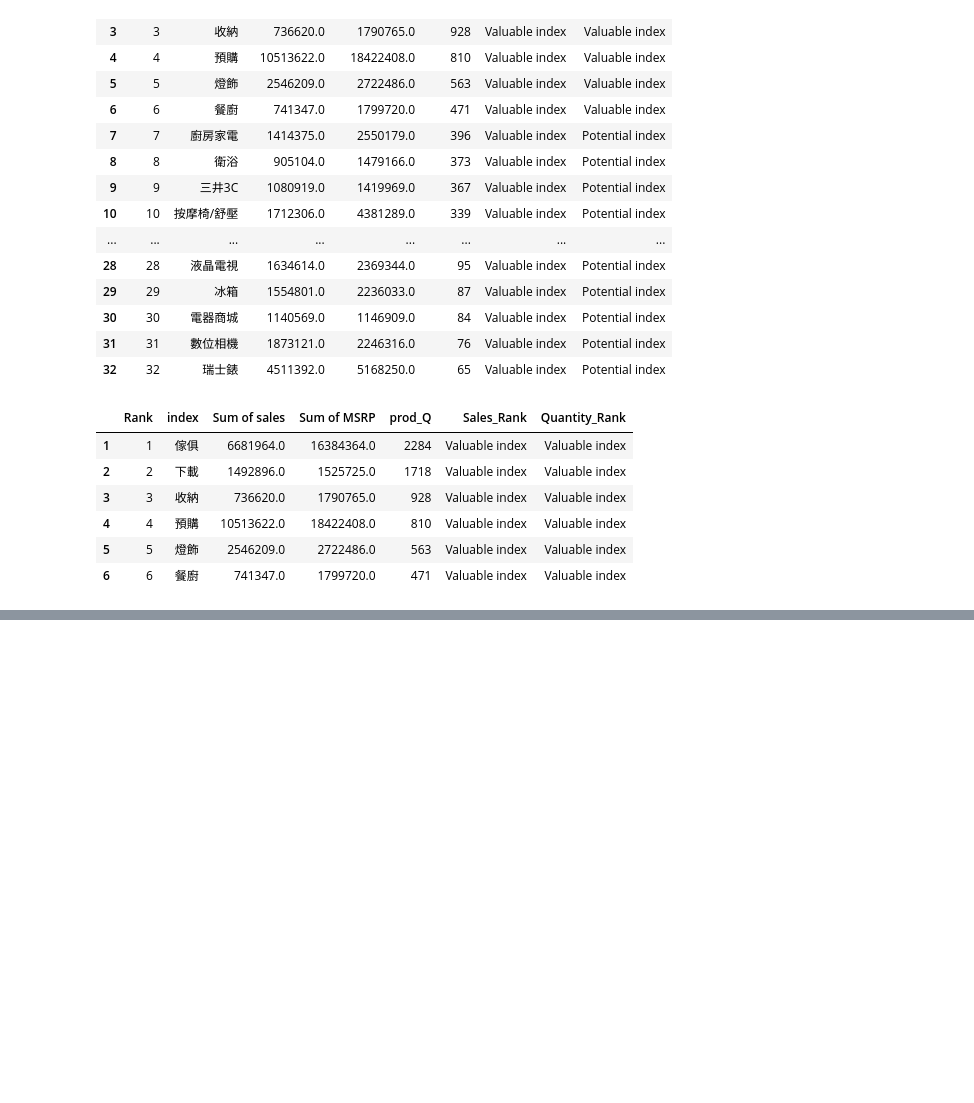
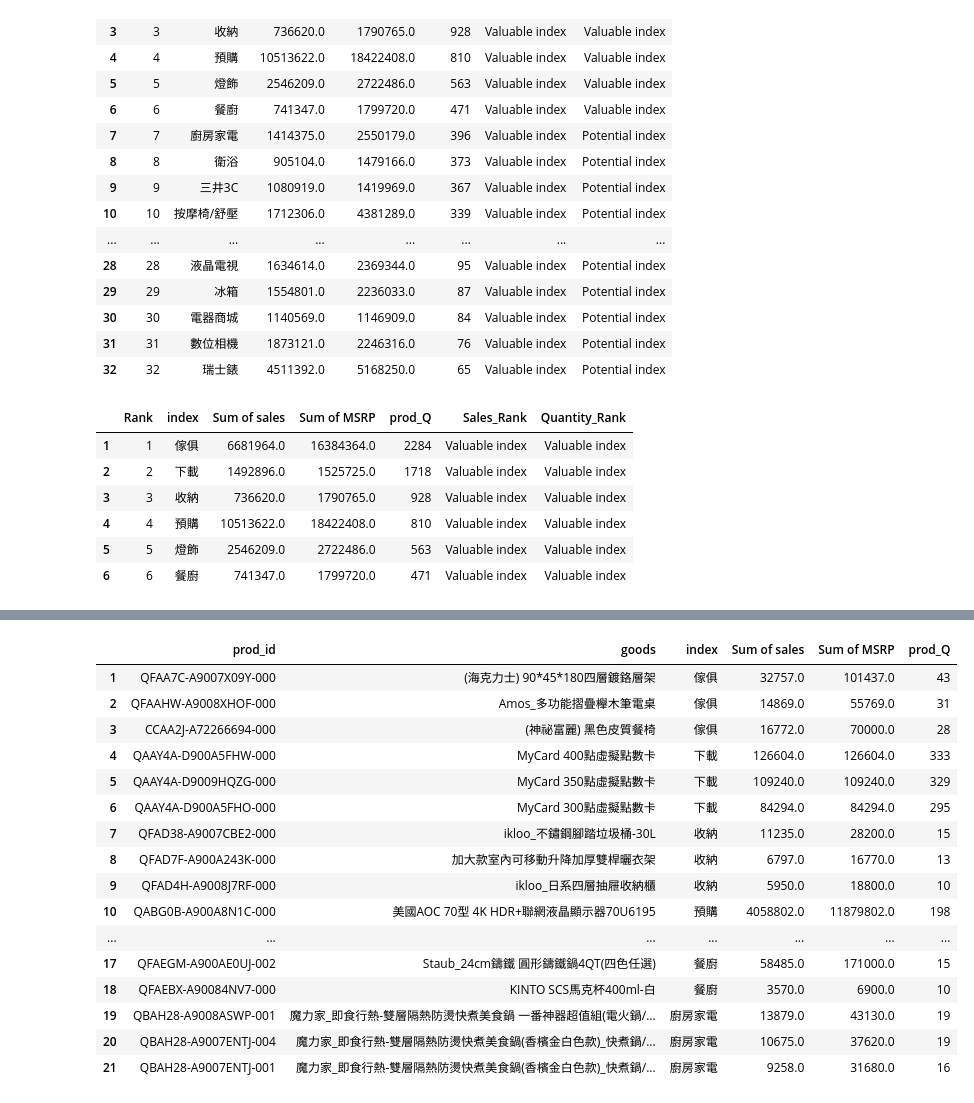
Before and after one commit to Ken0327/DataInnovation, a Jupyter notebook: DFM_Model-z_score_pchome.ipynb, the cells around one changed output, grey strips where cells are left out. Saved outputs shown, nothing was run; the diff lists cells and outputs as text; code cells hidden in the pictures; blank space fills up the shorter version.

Commit message:
add top 21 product in DFM model

```diff
--- a/DFM_Model-z_score_pchome.ipynb
+++ b/DFM_Model-z_score_pchome.ipynb
@@ -490,0 +553,38 @@ valuableIndex
+# %%
+# Find Top 21 product
+Top21Product = Top3Product_furniture.append(Top3Product_download)
+Top21Product = Top21Product.append(Top3Product_storage)
+Top21Product = Top21Product.append(Top3Product_preorder)
+Top21Product = Top21Product.append(Top3Product_lighting)
+Top21Product = Top21Product.append(Top3Product_kitchen)
+Top21Product = Top21Product.append(Top3Product_appliances)
+
+
+Top21Product = Top21Product.drop(columns=['Rank'])
+
+Top21Product = Top21Product.reset_index()
+Top21Product.index += 1
+
+Top21Product = Top21Product.rename(columns={"price": "Sum of sales"})
+Top21Product = Top21Product.rename(columns={"MSRP": "Sum of MSRP"})
+
+Top21Product.to_csv ('Top20Product.csv', index = False, header=True)
+Top21Product
+# %% [output]
+|  | prod_id | goods | index | Sum of sales | Sum of MSRP | prod_Q |
+| 1 | QFAA7C-A9007X09Y-000 | (海克力士) 90*45*180四層鍍鉻層架 | 傢俱 | 32757.0 | 101437.0 | 43 |
+| 2 | QFAAHW-A9008XHOF-000 | Amos_多功能摺疊櫸木筆電桌 | 傢俱 | 14869.0 | 55769.0 | 31 |
+| 3 | CCAA2J-A72266694-000 | (神祕富麗) 黑色皮質餐椅 | 傢俱 | 16772.0 | 70000.0 | 28 |
+| 4 | QAAY4A-D900A5FHW-000 | MyCard 400點虛擬點數卡 | 下載 | 126604.0 | 126604.0 | 333 |
+| 5 | QAAY4A-D9009HQZG-000 | MyCard 350點虛擬點數卡 | 下載 | 109240.0 | 109240.0 | 329 |
+| 6 | QAAY4A-D900A5FHO-000 | MyCard 300點虛擬點數卡 | 下載 | 84294.0 | 84294.0 | 295 |
+| 7 | QFAD38-A9007CBE2-000 | ikloo_不鏽鋼腳踏垃圾桶-30L | 收納 | 11235.0 | 28200.0 | 15 |
+| 8 | QFAD7F-A900A243K-000 | 加大款室內可移動升降加厚雙桿曬衣架 | 收納 | 6797.0 | 16770.0 | 13 |
+| 9 | QFAD4H-A9008J7RF-000 | ikloo_日系四層抽屜收納櫃 | 收納 | 5950.0 | 18800.0 | 10 |
+| 10 | QABG0B-A900A8N1C-000 | 美國AOC 70型 4K HDR+聯網液晶顯示器70U6195 | 預購 | 4058802.0 | 11879802.0 | 198 |
+| ... | ... | ... | ... | ... | ... | ... |
+| 17 | QFAEGM-A900AE0UJ-002 | Staub_24cm鑄鐵 圓形鑄鐵鍋4QT(四色任選) | 餐廚 | 58485.0 | 171000.0 | 15 |
+| 18 | QFAEBX-A90084NV7-000 | KINTO SCS馬克杯400ml-白 | 餐廚 | 3570.0 | 6900.0 | 10 |
+| 19 | QBAH28-A9008ASWP-001 | 魔力家_即食行熱-雙層隔熱防燙快煮美食鍋 一番神器超值組(電火鍋/... | 廚房家電 | 13879.0 | 43130.0 | 19 |
+| 20 | QBAH28-A9007ENTJ-004 | 魔力家_即食行熱-雙層隔熱防燙快煮美食鍋(香檳金白色款)_快煮鍋/... | 廚房家電 | 10675.0 | 37620.0 | 19 |
+| 21 | QBAH28-A9007ENTJ-001 | 魔力家_即食行熱-雙層隔熱防燙快煮美食鍋(香檳金白色款)_快煮鍋/... | 廚房家電 | 9258.0 | 31680.0 | 16 |
```
Also changed, not shown: parts of 1 cell of this notebook, 2 other files.
